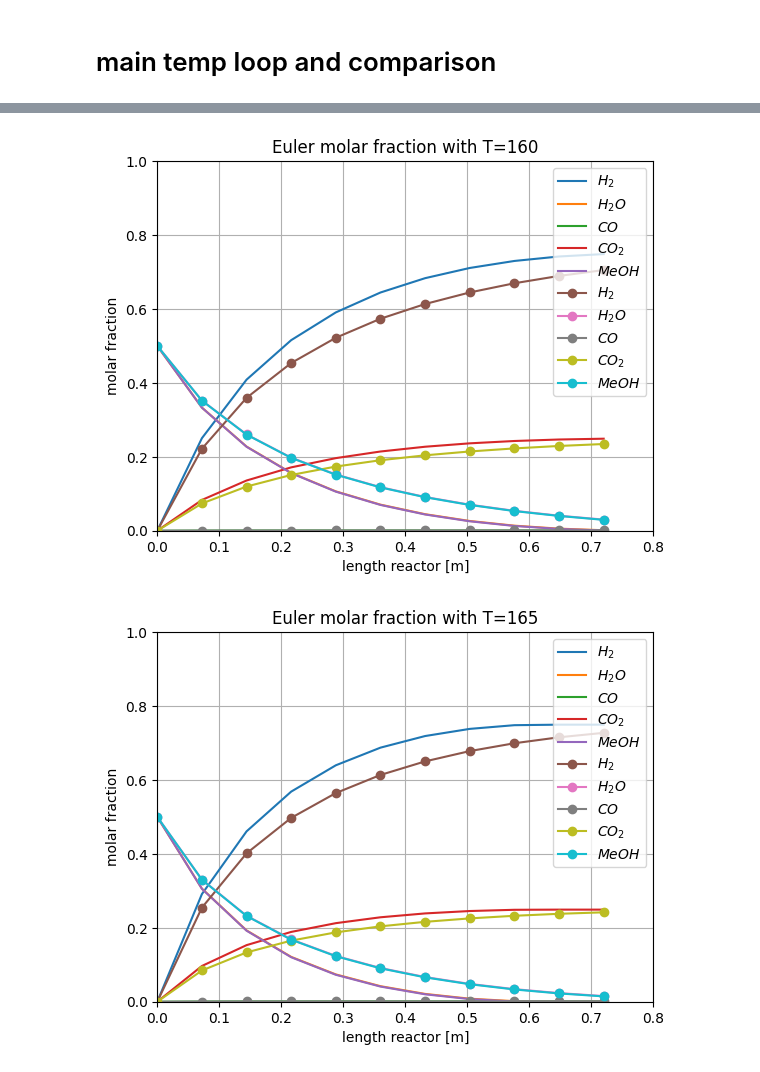
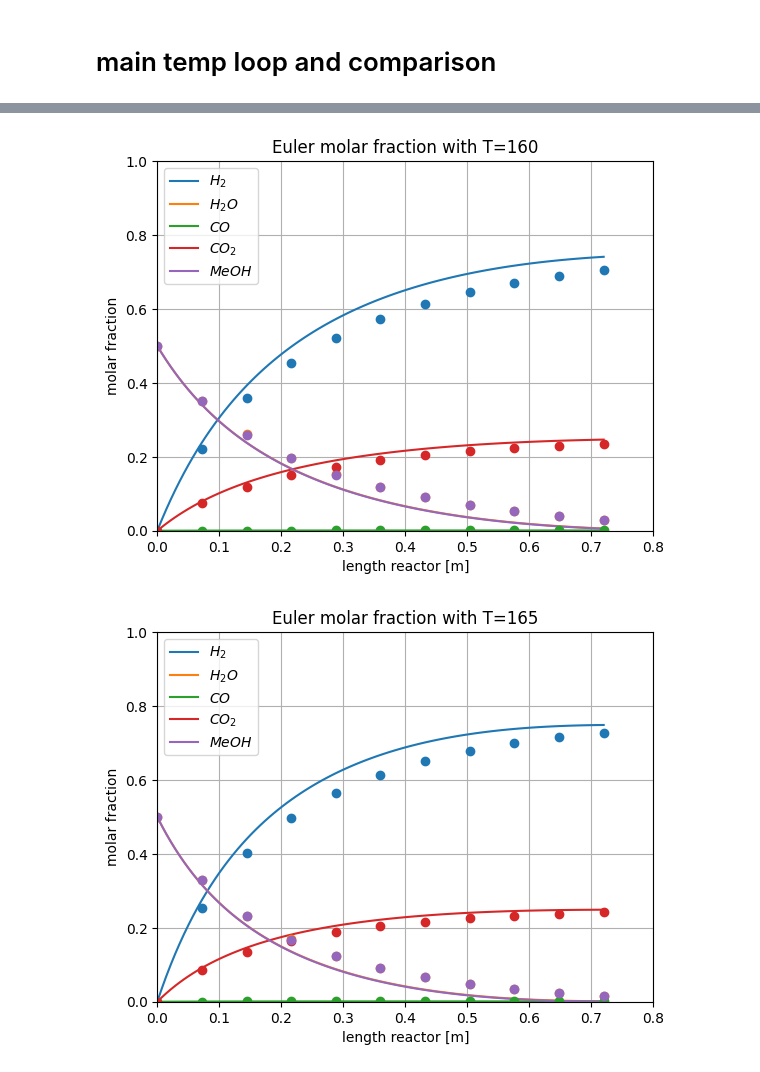
Before and after one commit to DanielGreiner/Masterarbeit, a Jupyter notebook: Model_reactor_1D_steady_state_isothermal.ipynb, the cells around one changed output, grey strips where cells are left out. Drawn from its saved outputs; the diff is of its cells as text; code cells hidden in the pictures.

Commit message:
changed display of aspen comparison, added drive mounting, added prelim ergun + temp ode

```diff
--- a/Model_reactor_1D_steady_state_isothermal.ipynb
+++ b/Model_reactor_1D_steady_state_isothermal.ipynb
@@ -58,11 +63,17 @@ x_H2O_in = 0.5            # inlet molefraction water
 n_Flow_in_MeOH = x_MeOH_in * n_Flow_total         # inlet molecular flowrate methanol [mol h^-1]
 n_Flow_in_H2O = x_H2O_in * n_Flow_total           # inlet molecular flowrate water [mol h^-1]
 m_cat_0 = 0               # starting mass of catalyst [kg] !! typically 0
-steps = 10             # number of steps in numerical calculation
+steps = 100             # number of steps in numerical calculation
 dm_cat = (m_cat-m_cat_0)/steps                            # finite differential for numerical integration
 m_cat_span = np.arange(m_cat_0, m_cat + dm_cat, dm_cat)   # range of mass segments for integration and plotting
 R = 8.314                 # universal gas constant [J mol-1 K-1]
 
+# placeholder values
+dynvis_gas = np.power(13.3, -3, dtype=float)            # average dynamic viscosity of gas components [Pa s^-1]
+D_cat = np.power(5, -3, dtype=float)                    # catalyst particle diameter [m]
+eps = 0.4                 # void fraction in packed bed; assumption = spherical & nearly ideally packed
+vel_gas = 0.3/A_R         # gas velocity [m s^-1]
+rho_gas = 0.669           # gas density [kg m^-3]
 
 # segment to test constants
 
@@ -329,10 +340,10 @@ Text(0, 0.5, 'molar fraction')
 # %%
 # @title comparative aspen arrays
 
-# from google.colab import drive
-# drive.mount('/content/gdrive')
+# from google.colab import files
+# uploaded = files.upload()
 
-xl = pd.ExcelFile('/content/Results 720mm reactor by temp.xlsx')
+xl = pd.ExcelFile('/content/gdrive/MyDrive/Colab Notebooks/Masterarbeit Colabs/Results 720mm reactor by temp.xlsx')
 AspenPoints = len(xl.sheet_names)
 AspenResults = np.zeros([AspenPoints, 11, len(IC)])
 sheets = xl.sheet_names
@@ -344,12 +355,14 @@ diff = AspenSecondTemp -AspenStartingTemp
 
 
 for i in range(AspenPoints):
-  df=pd.read_excel('/content/Results 720mm reactor by temp.xlsx', i)
+  df=pd.read_excel('/content/gdrive/MyDrive/Colab Notebooks/Masterarbeit Colabs/Results 720mm reactor by temp.xlsx', i)
 
   df = df[['H2', 'H2O', 'CO', 'CO2', 'MEOH-1', 'Length']]
   tempres = df.to_numpy()
   res = np.delete(tempres, (0), axis=0)
   AspenResults [i, :, :] = res
+
+  df
 # %%
 # @title main temp loop
 
@@ -377,21 +390,26 @@ for i in range (AspenPoints):
 # print (pEulTemps)
 # print (temperature_arr)
 # %%
-# @title main temp loop plots
+# @title main temp loop plots compared with aspen
 
 for i in range (AspenPoints):
   plt.figure(i)
   t = temperature_arr[i]-273
-  plt.plot(pEulTemps[i, :, 5], pEulTemps[i, :, 0], label='$H_2$')
-  plt.plot(pEulTemps[i, :, 5], pEulTemps[i, :, 1], label='$H_2O$')
-  plt.plot(pEulTemps[i, :, 5], pEulTemps[i, :, 2], label='$CO$')
-  plt.plot(pEulTemps[i, :, 5], pEulTemps[i, :, 3], label='$CO_2$')
-  plt.plot(pEulTemps[i, :, 5], pEulTemps[i, :, 4], label='$MeOH$')
-  plt.plot(AspenResults[i, :, 5], AspenResults[i, :, 0], label='$H_2$', marker='o')
-  plt.plot(AspenResults[i, :, 5], AspenResults[i, :, 1], label='$H_2O$', marker='o')
-  plt.plot(AspenResults[i, :, 5], AspenResults[i, :, 2], label='$CO$', marker='o')
-  plt.plot(AspenResults[i, :, 5], AspenResults[i, :, 3], label='$CO_2$', marker='o')
-  plt.plot(AspenResults[i, :, 5], AspenResults[i, :, 4], label='$MeOH$', marker='o')
+  plt.plot(pEulTemps[i, :, 5], pEulTemps[i, :, 0], label='$H_2$', color = 'tab:blue')
+  plt.plot(pEulTemps[i, :, 5], pEulTemps[i, :, 1], label='$H_2O$', color = 'tab:orange')
+  plt.plot(pEulTemps[i, :, 5], pEulTemps[i, :, 2], label='$CO$', color = 'tab:green')
+  plt.plot(pEulTemps[i, :, 5], pEulTemps[i, :, 3], label='$CO_2$', color = 'tab:red')
+  plt.plot(pEulTemps[i, :, 5], pEulTemps[i, :, 4], label='$MeOH$', color = 'tab:purple')
+  # plt.plot(AspenResults[i, :, 5], AspenResults[i, :, 0], label='$H_2$ Aspen', marker='o', linestyle='None', color = 'tab:blue')
+  # plt.plot(AspenResults[i, :, 5], AspenResults[i, :, 1], label='$H_2O$ Aspen', marker='o', linestyle='None', color = 'tab:orange')
+  # plt.plot(AspenResults[i, :, 5], AspenResults[i, :, 2], label='$CO$ Aspen', marker='o', linestyle='None', color = 'tab:green')
+  # plt.plot(AspenResults[i, :, 5], AspenResults[i, :, 3], label='$CO_2$ Aspen', marker='o', linestyle='None', color = 'tab:red')
+  # plt.plot(AspenResults[i, :, 5], AspenResults[i, :, 4], label='$MeOH$ Aspen', marker='o', linestyle='None', color = 'tab:purple')
+  plt.plot(AspenResults[i, :, 5], AspenResults[i, :, 0], marker='o', linestyle='None', color = 'tab:blue')
+  plt.plot(AspenResults[i, :, 5], AspenResults[i, :, 1], marker='o', linestyle='None', color = 'tab:orange')
+  plt.plot(AspenResults[i, :, 5], AspenResults[i, :, 2], marker='o', linestyle='None', color = 'tab:green')
+  plt.plot(AspenResults[i, :, 5], AspenResults[i, :, 3], marker='o', linestyle='None', color = 'tab:red')
+  plt.plot(AspenResults[i, :, 5], AspenResults[i, :, 4], marker='o', linestyle='None', color = 'tab:purple')
   plt.title('Euler molar fraction with T=%i' %t)
   plt.axis((0, 0.800, 0, 1))
   plt.legend(loc='best')
@@ -406,2 +424,2 @@ for i in range (AspenPoints):
-[figure, old version]
+[figure, new version]
-[figure, old version]
+[figure, new version]
```
Also changed, not shown: parts of 10 cells of this notebook.
